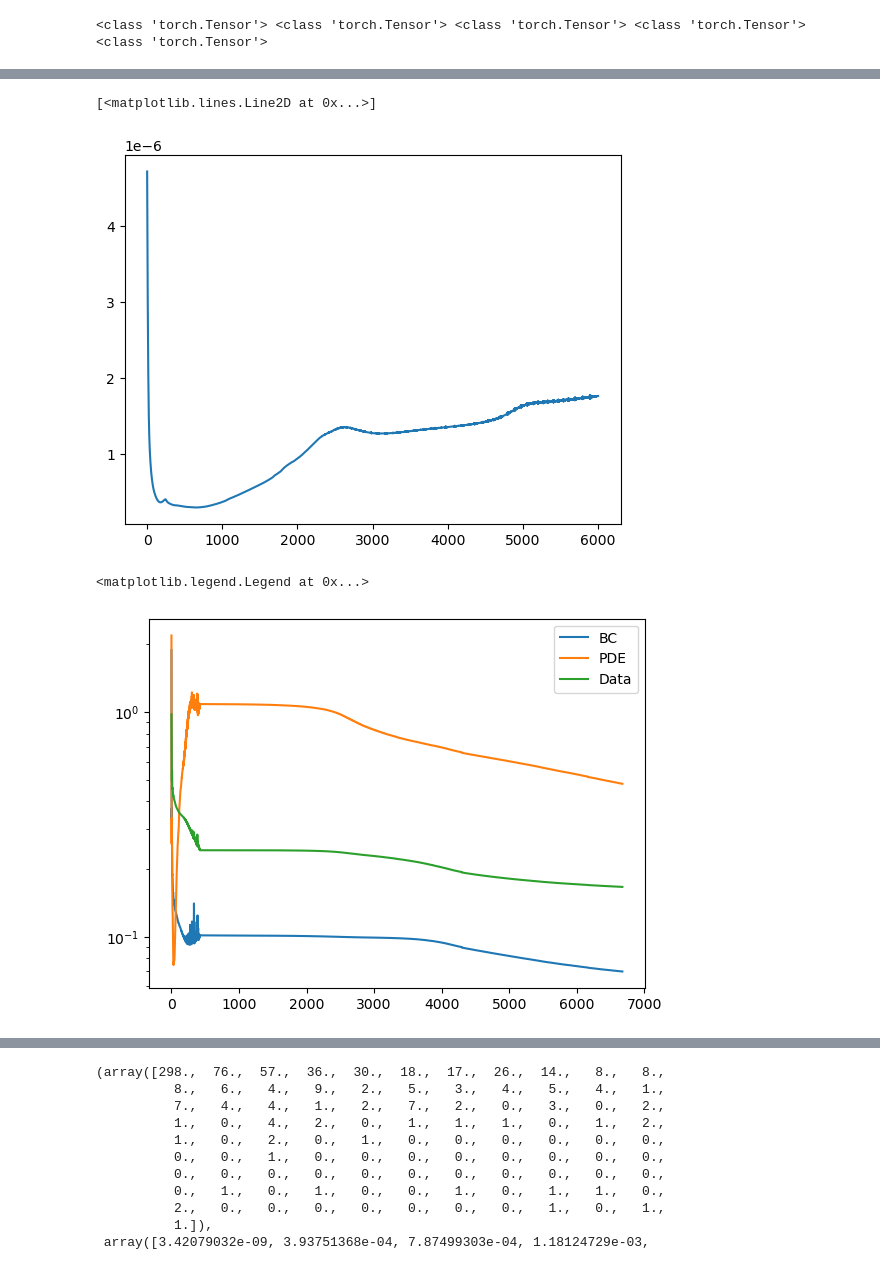
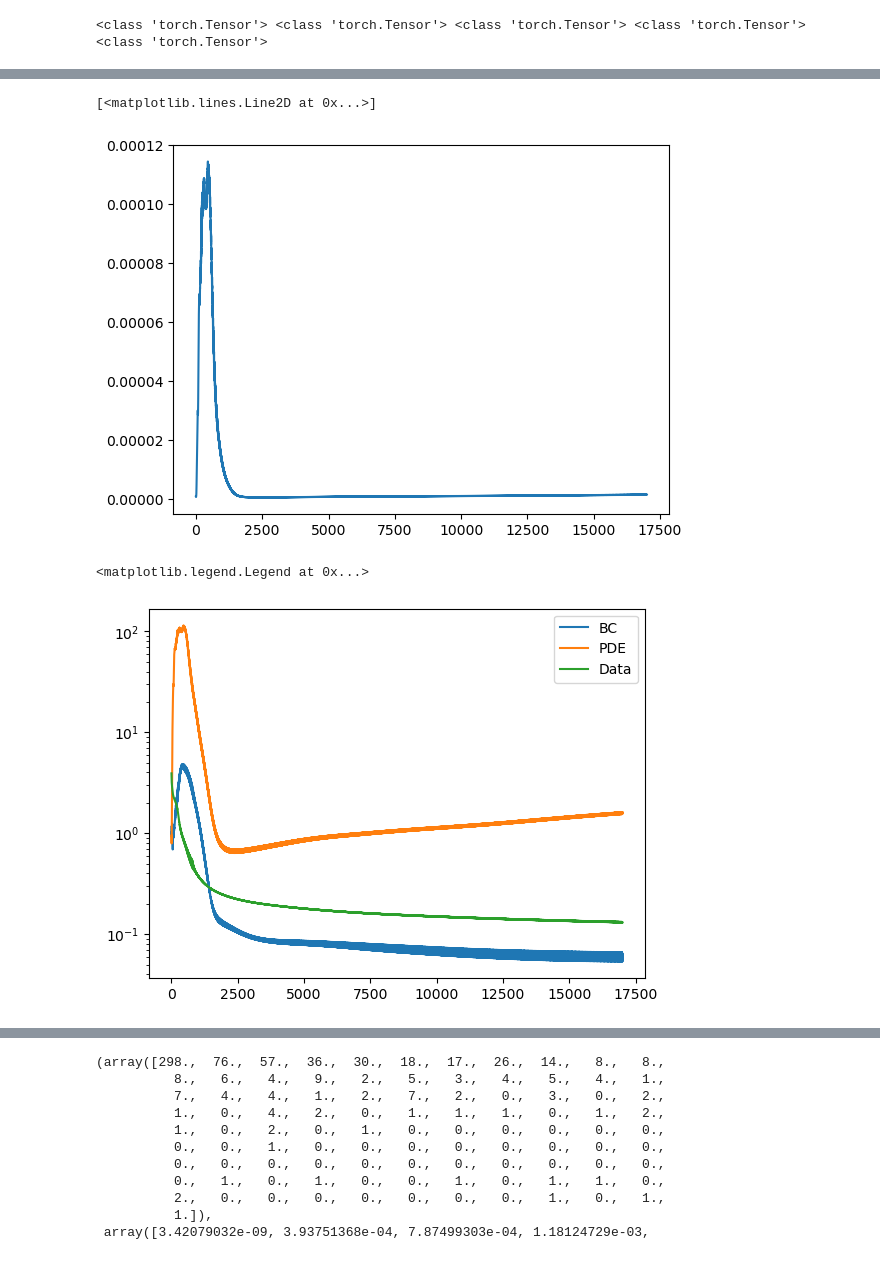
Before and after one commit to ArturoSirvent/DeepElasticity, a Jupyter notebook: notebooks/001-LinealElasticity/000-Lo_que_ya_funcionaba.ipynb, the cells around one changed output, grey strips where cells are left out. Saved outputs shown, nothing was run; the diff lists cells and outputs as text; code cells hidden in the pictures.

```diff
--- a/notebooks/001-LinealElasticity/000-Lo_que_ya_funcionaba.ipynb
+++ b/notebooks/001-LinealElasticity/000-Lo_que_ya_funcionaba.ipynb
@@ -594,10 +609,10 @@ loss=pinn.loss(train_init_pos_main.to(float),train_disp_main,return_colloc_point
 # %%
 loss.backward()
 # %%
-pinn=PINN([3,50,50,50,50,3],[0.4,0.05,1],loss_weights={"Data":0.1,"PDE":1e6,"BC":1e5})
+pinn=PINN([3,50,50,50,50,3],[0.4,0.05,1],loss_weights={"Data":4,"PDE":1e6,"BC":1e4})
 
-opt=torch.optim.Adam(pinn.parameters(),lr=1e-4)
-for epoch in range(6000):
+opt=torch.optim.Adam(pinn.parameters(),lr=1e-3)
+for epoch in range(17000):
     loss=pinn.loss(train_init_pos_main,train_disp_main,return_colloc_points,position_selected_stresses,return_stress)
     print("Epoch: ", epoch, "loss: ", loss.item())
     loss.backward()
@@ -630,16 +646,16 @@ plt.plot(pinn2.loss_history["Data"])
 plt.plot(pinn.loss_history["PDE"])
 # %% [output]
 [<matplotlib.lines.Line2D at 0x...>]
-[figure, old version]
+[figure, new version]
 # %%
-plt.plot(np.array(pinn2.loss_history["BC"])*1e5,label="BC")
-plt.plot(np.array(pinn2.loss_history["PDE"])*1e6,label="PDE")
-plt.plot(np.array(pinn2.loss_history["Data"]),label="Data")
+plt.plot(np.array(pinn.loss_history["BC"])*1e5,label="BC")
+plt.plot(np.array(pinn.loss_history["PDE"])*1e6,label="PDE")
+plt.plot(np.array(pinn.loss_history["Data"]),label="Data")
 plt.yscale("log")
 plt.legend()
 # %% [output]
 <matplotlib.legend.Legend at 0x...>
-[figure, old version]
+[figure, new version]
 # %%
 loss=torch.nn.MSELoss( reduction="none")
 # %%
```
Also changed, not shown: parts of 23 cells of this notebook, 5 other files.
